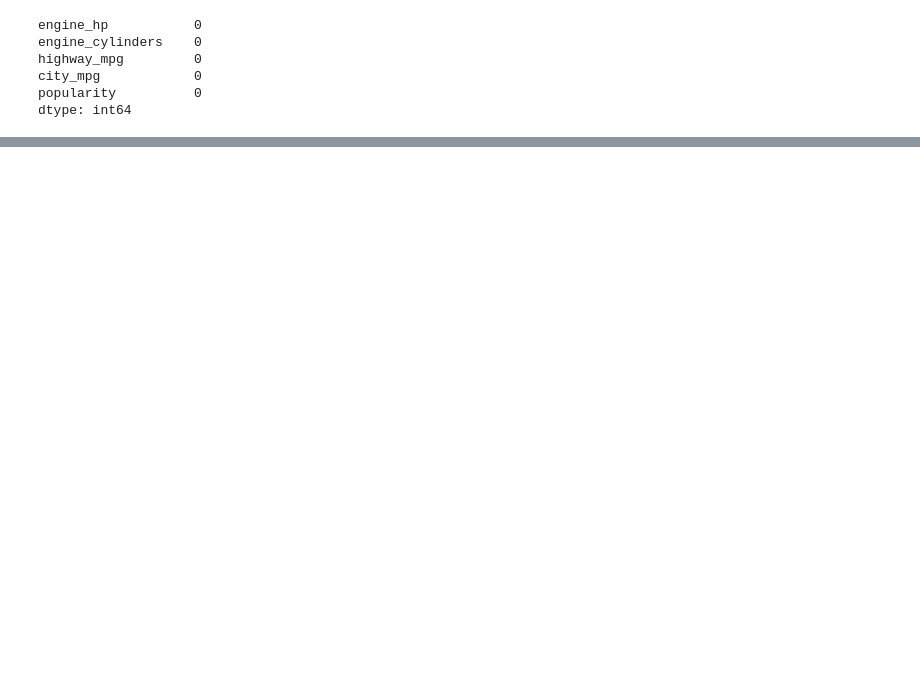
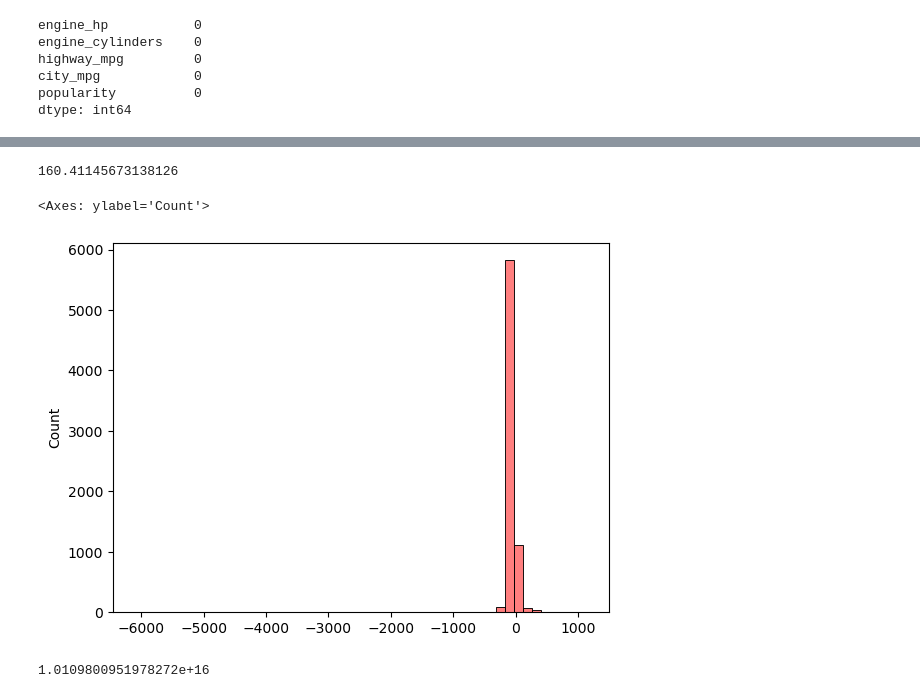
Before and after one commit to prantoran/ai-prac, a Jupyter notebook: ML-ZoomCamp-2023/w2-carprice.ipynb, the cells around one changed output, grey strips where cells are left out. Drawn from its saved outputs; the diff is of its cells as text; code cells hidden in the pictures; blank space fills up the shorter version.

```diff
--- a/ML-ZoomCamp-2023/w2-carprice.ipynb
+++ b/ML-ZoomCamp-2023/w2-carprice.ipynb
@@ -592,0 +861,13 @@ sns.histplot(y_train, color='blue', alpha=0.5, bins=50)
+# %%
+categorical_variables = ['make',
+ 'engine_fuel_type',
+ 'transmission_type',
+ 'driven_wheels',
+ 'market_category',
+ 'vehicle_size',
+ 'vehicle_style']
+# %%
+categories = {}
+
+for c in categorical_variables:
+    categories[c] = list(df[c].value_counts().head().index)
@@ -592,0 +894,37 @@ sns.histplot(y_train, color='blue', alpha=0.5, bins=50)
+# %%
+def prepare_X(df):
+    df = df.copy()
+    features = base.copy()
+
+    df['age'] = 2017 - df.year
+    features.append('age')
+
+    for v in [2, 3, 4]:
+        df[f"num_doors_{v}"] = (df.number_of_doors == v).astype('int')
+        features.append(f"num_doors_{v}")
+
+    for c, values in categories.items():
+        for v in values:
+            df[f"{c}_{v}"] = (df[c] == v).astype('int')
+            features.append(f"{c}_{v}")
+
+    df_num = df[features]
+    df_num = df_num.fillna(0)
+
+    return df_num.values
+# %%
+X_train = prepare_X(df_train)
+w0, w = train_linear_regression(X_train, y_train)
+y_pred = w0 + X_train.dot(w)
+print(rmse(y_train, y_pred))
+
+sns.histplot(y_pred, color='red', alpha=0.5, bins=50)
+sns.histplot(y_train, color='blue', alpha=0.5, bins=50)
+# %% [output]
+160.41145673138126
+<Axes: ylabel='Count'>
+[figure, added]
+# %%
+w0 # huge
+# %% [output]
+1.0109800951978272e+16
```
Also changed, not shown: parts of 87 cells of this notebook.
